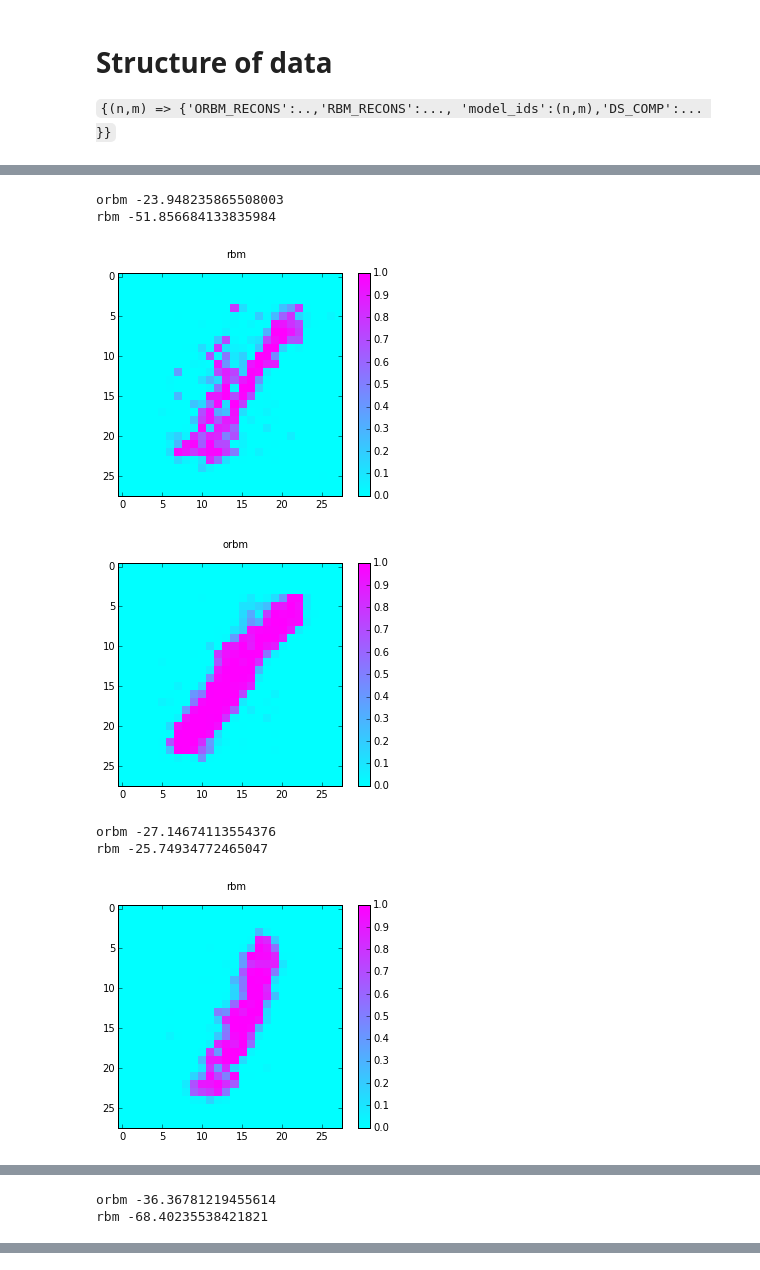
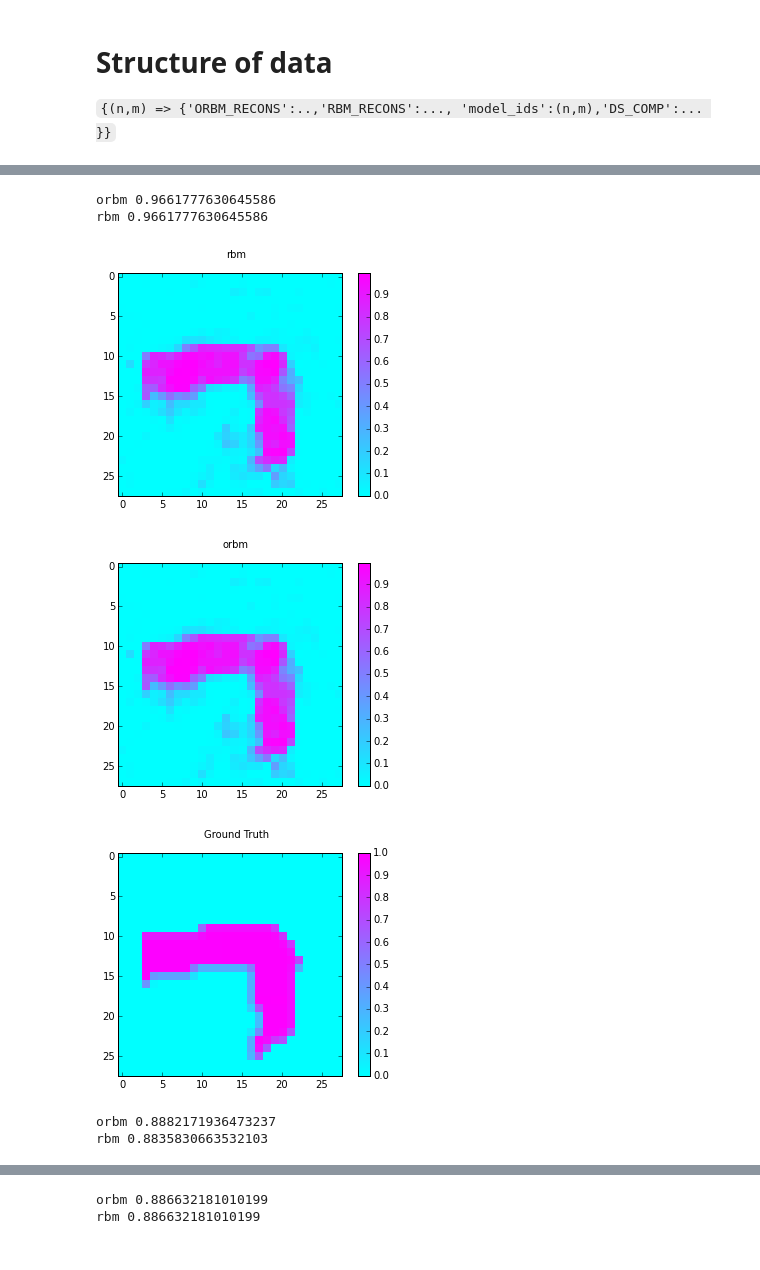
Before and after one commit to garibaldu/multicauseRBM, a Jupyter notebook: Max/MNIST-Evaluation.ipynb, the cells around one changed output, grey strips where cells are left out. Cells and saved outputs as stored; diff of their text form; code cells hidden in the pictures.

```diff
--- a/Max/MNIST-Evaluation.ipynb
+++ b/Max/MNIST-Evaluation.ipynb
@@ -27,7 +29,7 @@ from IPython.core.debugger import Tracer
 # %%
 #load the data
 import glob
-result_file_name = glob.glob("Results/2607241/*")
+result_file_name = glob.glob("Results/2615118/*")
 
 
 raw_data = []
@@ -37,7 +50,7 @@ for result in result_file_name:
 # %%
 def get_data(size):
     mnist_data = dict()
-    for i in range(1,10):
+    for i in range(0,10):
         ds = np.load("datasets/{}.npy".format(i))[:size]
         try:
             with open("models/{}_models".format(i), 'rb') as f:
@@ -123,10 +136,18 @@ class Result(object):
         return self.matrix_for_scores(or_a), self.matrix_for_scores(or_b), self.matrix_for_scores(r_a), self.matrix_for_scores(r_b)
 
 def ll_image_wise_score(v, v_prime):
-#     return (v * np.log(v_prime)).sum(1)
-    return -(abs(v - v_prime)).sum(1)
-#     return (v * np.log(v_prime) + ((1 - v) * np.log((1 - v_prime))  )).sum(1)
 
+#     return -(abs(v - v_prime)).sum(1)
+
+    return (v * np.log(v_prime) + ((1 - v) * np.log((1 - v_prime)))).sum(1)
+
+def cosine_score(v, v_prime):
+    thing = []
+    for i in range(v.shape[0]):
+        thing.append(1 - cosine(v[i,:],v_prime[i,:]))
+
+
+    return np.array(thing)
 
 def unzip_and_ndarrays(list_of_2d_tuple):
     a = list(map(list, zip(*list_of_2d_tuple)))
@@ -139,10 +160,10 @@ def scores_for_recons(target_recons,orbm_recons, rbm_recons):
     orbm_a_recons, orbm_b_recons = unzip_and_ndarrays(orbm_recons)
     rbm_a_recons, rbm_b_recons = unzip_and_ndarrays(rbm_recons)
     # Calculate the scores
-    orbm_a_score = ll_image_wise_score(target_a_recons, orbm_a_recons)
-    orbm_b_score = ll_image_wise_score(target_b_recons, orbm_b_recons)
-    rbm_a_score = ll_image_wise_score(target_a_recons, rbm_a_recons)
-    rbm_b_score = ll_image_wise_score(target_b_recons, rbm_b_recons)
+    orbm_a_score = cosine_score(target_a_recons, orbm_a_recons)
+    orbm_b_score = cosine_score(target_b_recons, orbm_b_recons)
+    rbm_a_score = cosine_score(target_a_recons, rbm_a_recons)
+    rbm_b_score = cosine_score(target_b_recons, rbm_b_recons)
     return orbm_a_recons, orbm_b_recons,rbm_a_recons, rbm_b_recons ,orbm_a_score, orbm_b_score, rbm_a_score, rbm_b_score
 # %% [markdown]
 <img src = "Assets/LL_Score.png">
@@ -202,5 +223,5 @@ plot_matrix(o_b - r_b, ticks)
 # %%
-comp = (1,4)
+comp = (7,4)
 or_score_of_interest = np.array(result.orbm_a_scores[comp])
 or_recon_of_interest = np.array(result.orbm_a_recons[comp])
 
@@ -240,21 +261,23 @@ array([ -23.94823587,  -27.14674114,  -36.36781219,  -36.4093732 ,
 # %%
 run = 0
-range = 3
-idx = np.flipud(or_score_of_interest[run].argsort())[:range]
+range_length = 3
+idx = np.flipud(or_score_of_interest[run].argsort())[:range_length]
 idx
 or_recon_of_interest[0].shape
 for i in idx:
     print("orbm {}".format(or_score_of_interest[run][i]))
     print("rbm {}".format(r_score_of_interest[run][i]))
     plt.suptitle("rbm")
     pp.image(r_recon_of_interest[run,i].reshape(28,28))
     plt.suptitle("orbm")
     pp.image(or_recon_of_interest[run,i].reshape(28,28))
+    plt.suptitle("Ground Truth")
+    pp.image(mnist_data[comp[0]][1][i])
 # %% [output]
-orbm -23.948235865508003
-rbm -51.856684133835984
+orbm 0.9661777630645586
+rbm 0.9661777630645586
-[figure, old version]
+[figure, new version]
-[figure, old version]
+[figure, new version]
+[figure, new version]
-orbm -27.14674113554376
-rbm -25.74934772465047
+orbm 0.8882171936473237
+rbm 0.8835830663532103
-[figure, old version]
@@ -262,2 +284,0 @@ rbm -25.74934772465047
-orbm -36.36781219455614
-rbm -68.40235538421821
@@ -265,0 +287,2 @@ rbm -68.40235538421821
+orbm 0.886632181010199
+rbm 0.886632181010199
```
Also changed, not shown: parts of 27 cells of this notebook, 19 other files.
